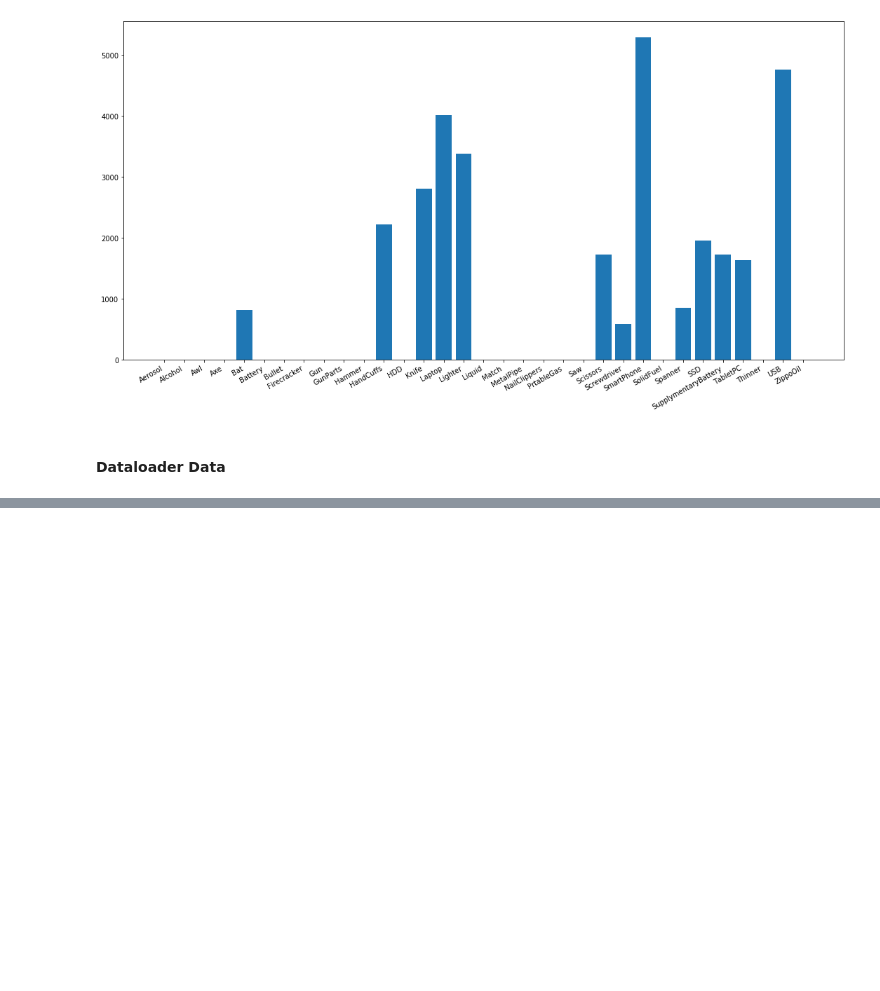
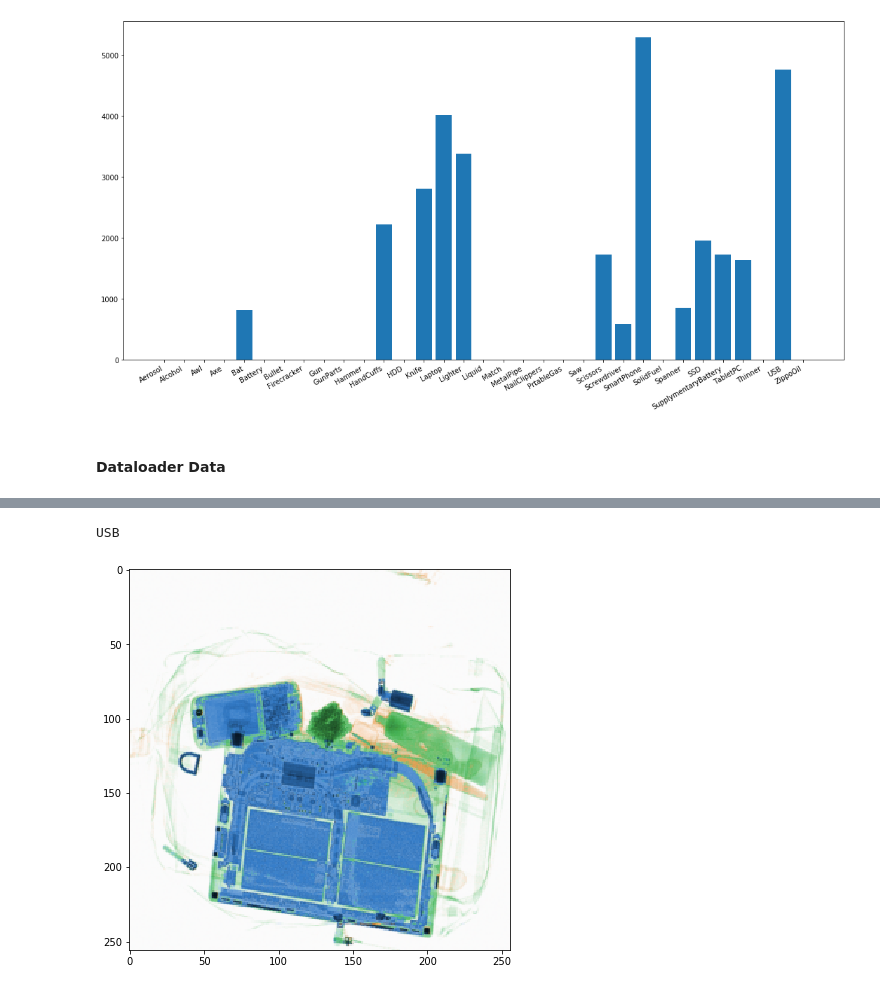
Before and after one commit to ByeongGil-Jung/AI_Lab-Dataloader-for-X-Ray-Images-of-Dangerous-Goods, a Jupyter notebook: danger_dataloader.ipynb, the cells around one changed output, grey strips where cells are left out. Cells and saved outputs as stored; diff of their text form; code cells hidden in the pictures; blank space fills up the shorter version.

```diff
--- a/danger_dataloader.ipynb
+++ b/danger_dataloader.ipynb
@@ -311,0 +380,10 @@ plt.show()
+# %%
+idx = 1
+
+print(label_list[idx])
+plt.figure(figsize=(15, 7))
+plt.imshow(img_list[idx])
+plt.show()
+# %% [output]
+USB
+[figure, added]
```
Also changed, not shown: parts of 26 cells of this notebook.
